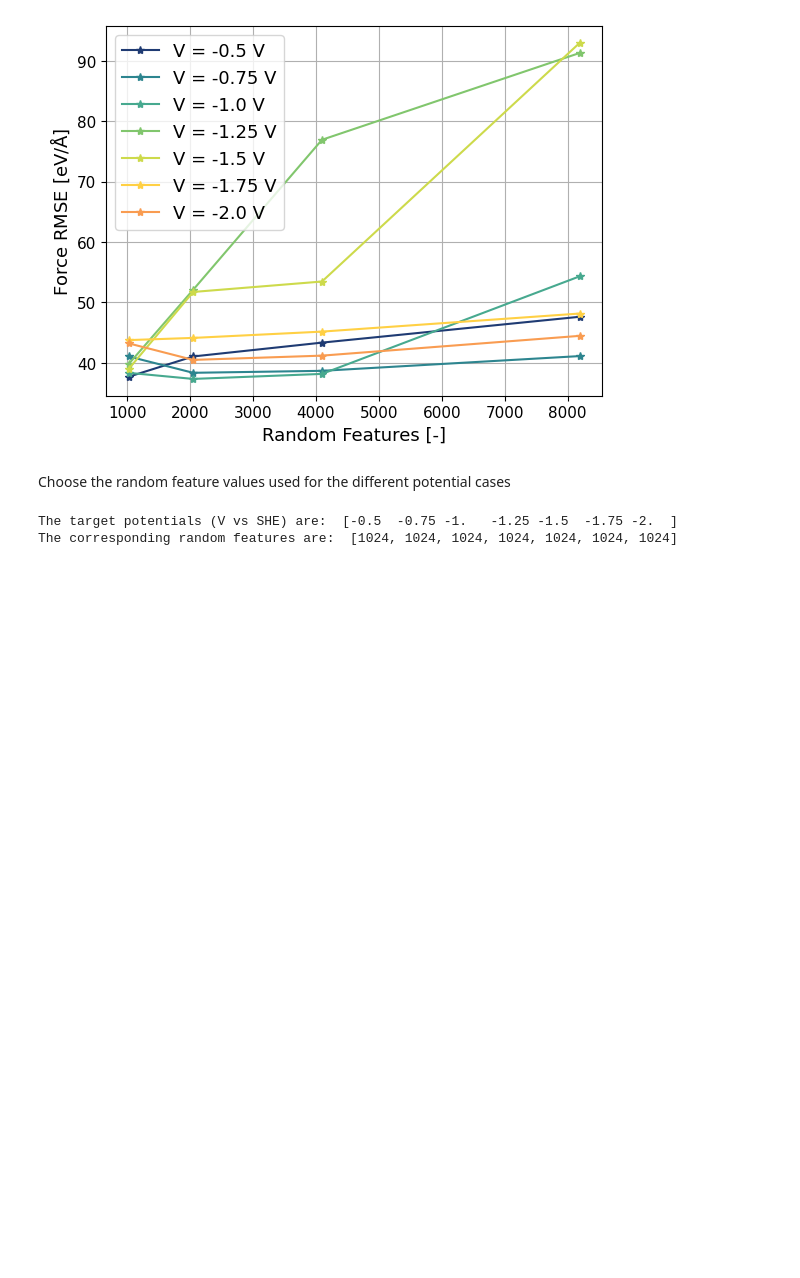
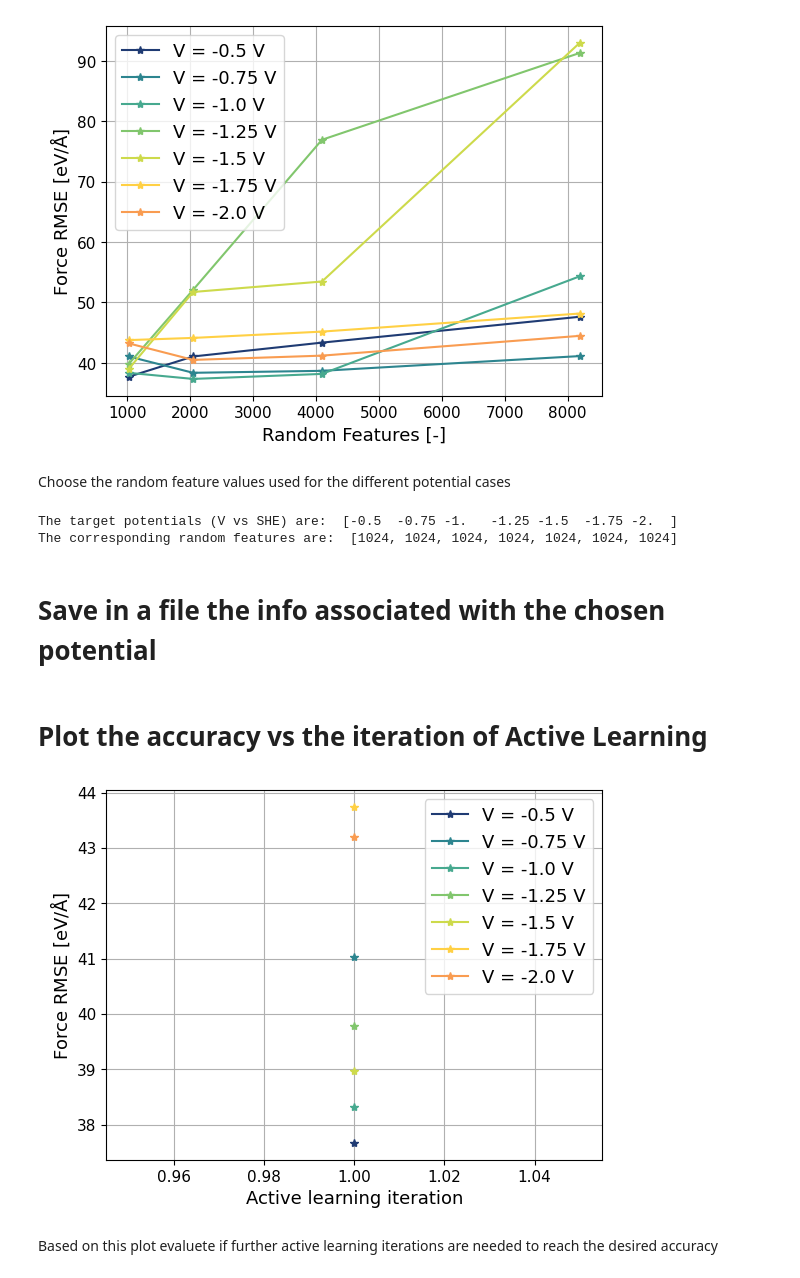
Before and after one commit to michelegiovannibianchi/TRECI, a Jupyter notebook: Constant_potential/Step_1-Train.ipynb, the cells around one changed output. Drawn from its saved outputs; the diff is of its cells as text; code cells hidden in the pictures; blank space fills up the shorter version.

```diff
--- a/Constant_potential/Step_1-Train.ipynb
+++ b/Constant_potential/Step_1-Train.ipynb
@@ -302,3 +307,5 @@ print('The corresponding random features are: ',rf_chosen)
 # %% [output]
 The target potentials (V vs SHE) are:  [-0.5  -0.75 -1.   -1.25 -1.5  -1.75 -2.  ]
 The corresponding random features are:  [1024, 1024, 1024, 1024, 1024, 1024, 1024]
+# %% [markdown]
+# Save in a file the info associated with the chosen potential
@@ -304,0 +347,28 @@ The corresponding random features are:  [1024, 1024, 1024, 1024, 1024, 1024, 102
+# %% [markdown]
+# Plot the accuracy vs the iteration of Active Learning
+# %%
+# Plot the RMSE vs Active Learning iteration
+for V,V_numerical_format,color in zip(V_vector_labels,V_vector,palette):
+    iteration=[]
+    metrics=[]
+    with open(f"Training/Metrics_{V}.txt", "r") as file:
+
+        for line in file:
+            parts=line.split()
+            iteration.append(int(parts[2].strip(':')))
+            metrics.append(float(parts[-1]))
+
+    plt.plot(iteration,metrics, label=f"V = {V_numerical_format} V",marker='*',color=color)
+    params = {'mathtext.default': 'regular' }
+    plt.rcParams.update(params)
+    plt.xlabel('Active learning iteration',fontsize=13)
+    plt.ylabel('Force RMSE [eV/$\AA$]',fontsize=13)
+    plt.yticks(fontsize=11)
+    plt.xticks(fontsize=11)
+    plt.grid()
+    plt.legend(fontsize=13)
+plt.show()
+# %% [output]
+[figure, added]
+# %% [markdown]
+Based on this plot evaluete if further active learning iterations are needed to reach the desired accuracy
```
Also changed, not shown: parts of 4 cells of this notebook, 51 other files.
